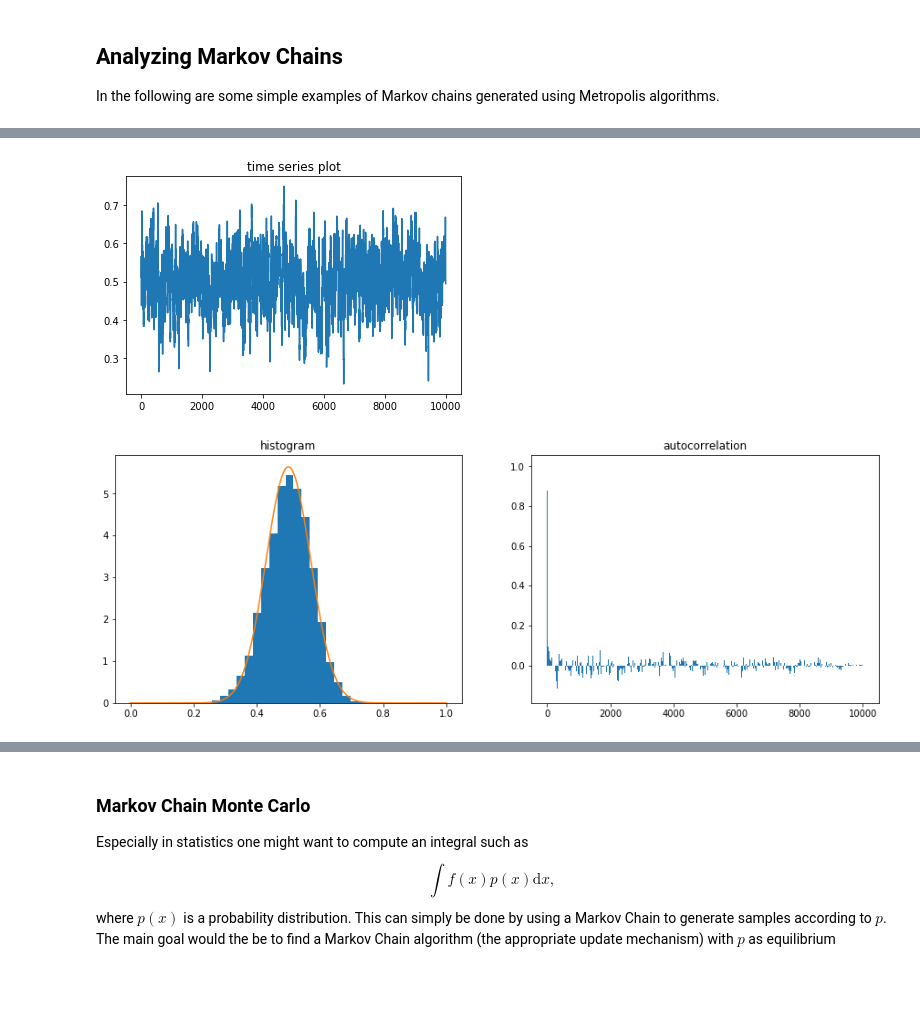
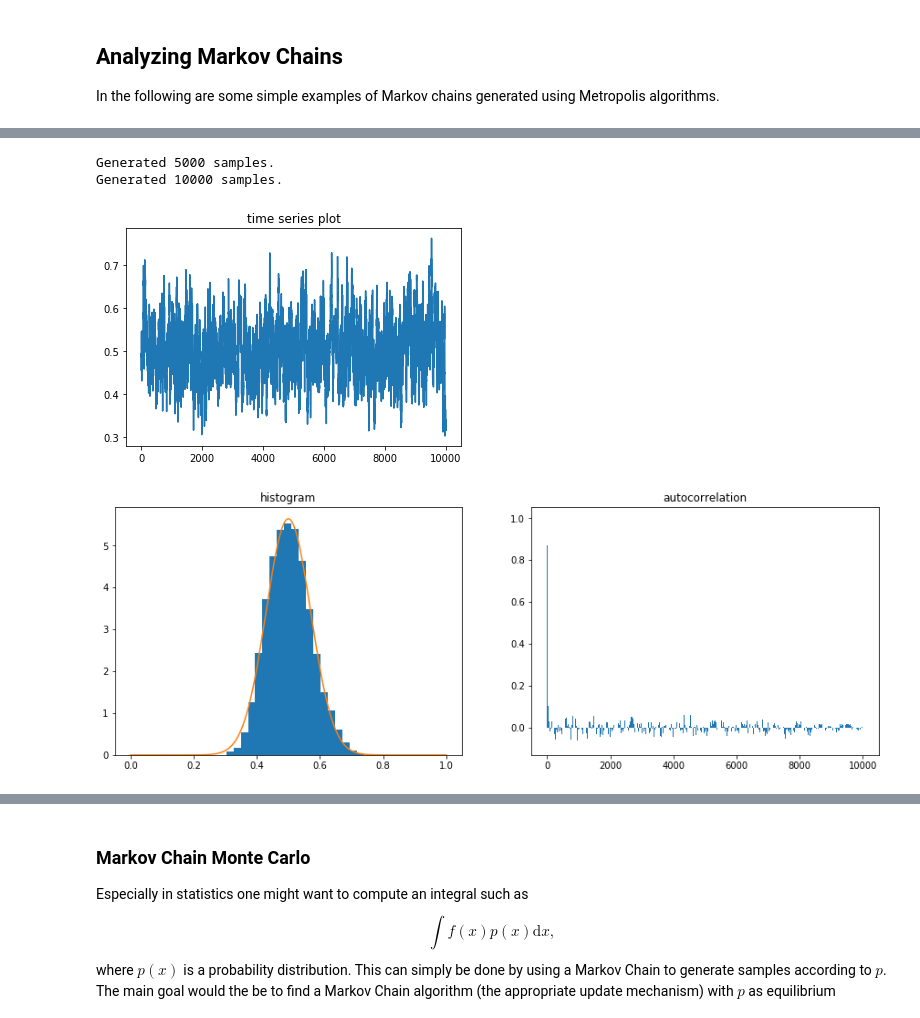
Before and after one commit to mathisgerdes/hep-monte-carlo, a Jupyter notebook: monte_carlo.ipynb, the cells around one changed output, grey strips where cells are left out. Saved outputs shown, nothing was run; the diff lists cells and outputs as text; code cells hidden in the pictures; blank space fills up the shorter version.

```diff
--- a/monte_carlo.ipynb
+++ b/monte_carlo.ipynb
@@ -665,35 +677,38 @@ plt.show()
 # %%
 # example: local proposal and uniform pdf metropolis
 delta = .1
 proposal_generator = lambda s: min(max(0, s-delta/2), 1-delta) + np.random.rand()*delta
 proposal_pdf = lambda x, y: 1/delta
 pdf = lambda x: np.exp(-(x-.5)**2/.01)
 norm = 0.177245 # pdf / norm is normalized
-metrop_gauss1 = MetropolisSampler(.5, pdf, proposal_pdf=proposal_pdf, proposal=proposal_generator)
+metrop_gauss1 = MetropolisUpdate(1, pdf, proposal_pdf=proposal_pdf, proposal=proposal_generator)
+metrop_gauss1.init_sampler(.5)
 
-r = metrop_gauss1(10000)
+r = metrop_gauss1.sample(10000)
 plt.title("time series plot")
 plt.plot(r)
 plt.show()
 
 plt.figure(figsize=(15, 5))
 
 # plot histogram
 plt.subplot(121)
 plt.title("histogram")
 _ = plt.hist(r, bins=20, normed=True)
 x = np.linspace(0, 1, 1000)
 plt.plot(x, pdf(x)/norm)
 
 # plot autocorrelation
 plt.subplot(122)
 plt.title("autocorrelation")
 acov = auto_corr(r)
 plt.bar(np.arange(len(acov)), acov)
 plt.show()
 # %% [output]
+Generated 5000 samples.
+Generated 10000 samples.
-[figure, old version]
+[figure, new version]
-[figure, old version]
+[figure, new version]
 # %%
 # example: local proposal and uniform pdf metropolis, proposal area 1/5th as large
 delta = .02
```
Also changed, not shown: parts of 17 cells of this notebook, 6 other files.
